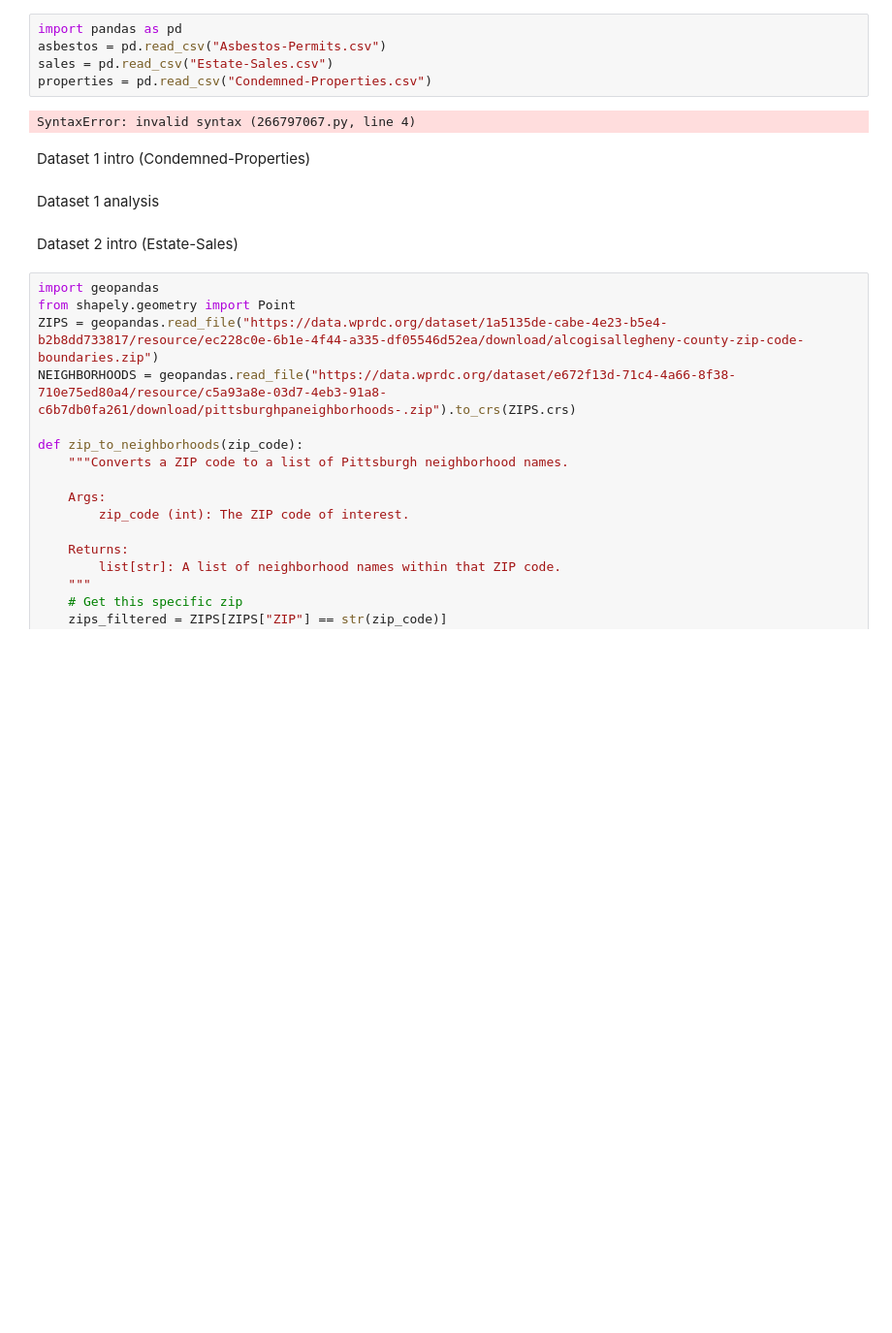
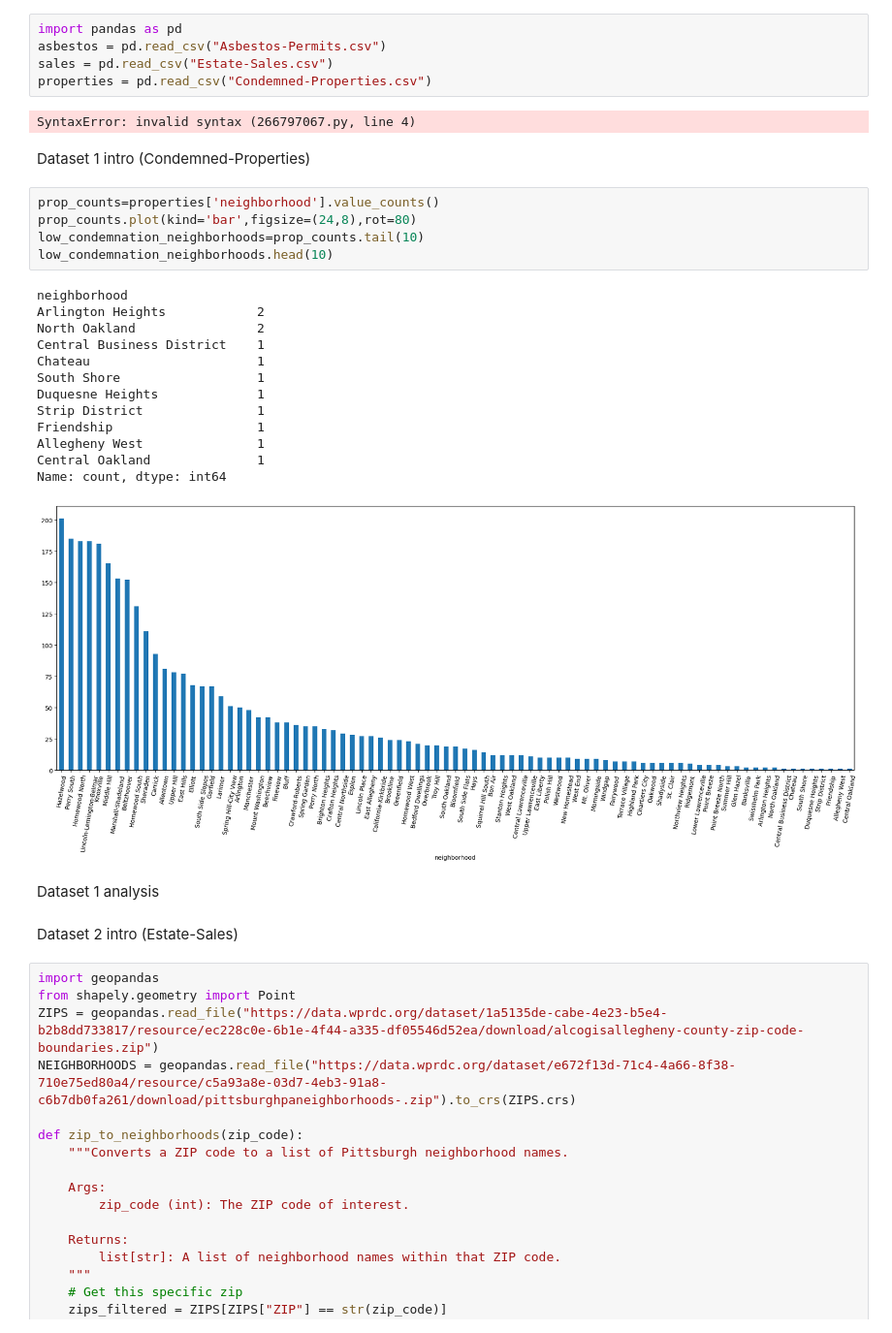
Before and after one commit to rizzocolton/Big-Ideas-Final-Project, a Jupyter notebook: Final.ipynb, the cells around one changed output. Shown at 97% size. Drawn from its saved outputs; the diff is of its cells as text; blank space fills up the shorter version.

Commit message:
code for condemned prop analysis

```diff
--- a/Final.ipynb
+++ b/Final.ipynb
@@ -7,6 +7,25 @@ properties = pd.read_csv("Condemned-Properties.csv")
 SyntaxError: invalid syntax (266797067.py, line 4)
 # %% [markdown]
 Dataset 1 intro (Condemned-Properties)
+# %%
+prop_counts=properties['neighborhood'].value_counts()
+prop_counts.plot(kind='bar',figsize=(24,8),rot=80)
+low_condemnation_neighborhoods=prop_counts.tail(10)
+low_condemnation_neighborhoods.head(10)
+# %% [output]
+neighborhood
+Arlington Heights            2
+North Oakland                2
+Central Business District    1
+Chateau                      1
+South Shore                  1
+Duquesne Heights             1
+Strip District               1
+Friendship                   1
+Allegheny West               1
+Central Oakland              1
+Name: count, dtype: int64
+[figure, added]
 # %% [markdown]
 Dataset 1 analysis
 # %% [markdown]
```
